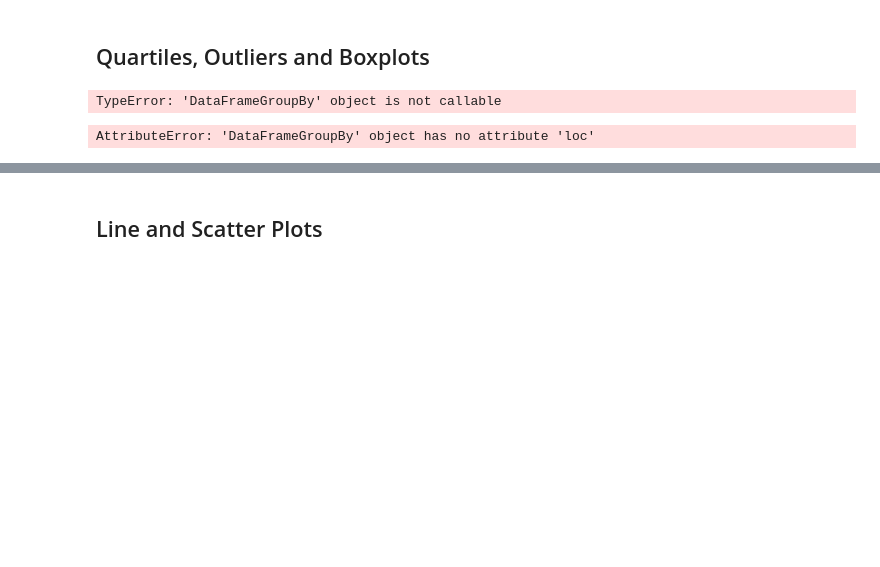
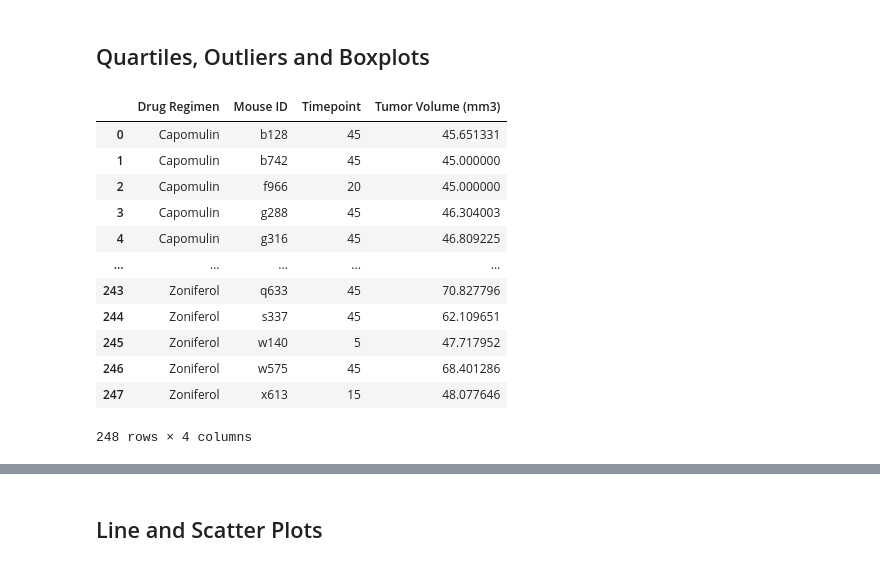
Before and after one commit to jennifermarie6sl/matplotlib-challenge, a Jupyter notebook: matplotlib-challenge/pymaceuticals_starter.ipynb, the cells around one changed output, grey strips where cells are left out. Cells and saved outputs as stored; diff of their text form; code cells hidden in the pictures; blank space fills up the shorter version.

```diff
--- a/matplotlib-challenge/pymaceuticals_starter.ipynb
+++ b/matplotlib-challenge/pymaceuticals_starter.ipynb
@@ -298,45 +285,25 @@ plt.show()
 # %%
 # Calculate the final tumor volume of each mouse across four of the treatment regimens:
 # Capomulin, Ramicane, Infubinol, and Ceftamin
 # Start by getting the last (greatest) timepoint for each mouse
 # Merge this group df with the original dataframe to get the tumor volume at the last timepoint
-
-# drug_reg_final_vol= merge_df[["Mouse ID", "Drug Regimen", "Timepoint","Tumor Volume (mm3)"]].groupby(["Mouse ID", "Timepoint"]).max()
-# drug_reg_final_vol
-# drug_reg_final_vol = drug_reg_final_vol.reset_index()
-# drug_reg_final_vol
-
-
-
-# Last_vol = drug_reg_final_vol.loc[drug_reg_list, :]
-# Last_vol
+drug_reg_final_vol= merge_df[["Mouse ID", "Drug Regimen", "Timepoint","Tumor Volume (mm3)"]].groupby(["Drug Regimen", "Mouse ID"]).max(["Mouse ID", "Timepoint"])
+drug_reg_final_vol = drug_reg_final_vol.reset_index()
+drug_reg_final_vol
+# %% [output]
+|  | Drug Regimen | Mouse ID | Timepoint | Tumor Volume (mm3) |
+| 0 | Capomulin | b128 | 45 | 45.651331 |
+| 1 | Capomulin | b742 | 45 | 45.000000 |
+| 2 | Capomulin | f966 | 20 | 45.000000 |
+| 3 | Capomulin | g288 | 45 | 46.304003 |
+| 4 | Capomulin | g316 | 45 | 46.809225 |
+| ... | ... | ... | ... | ... |
+| 243 | Zoniferol | q633 | 45 | 70.827796 |
+| 244 | Zoniferol | s337 | 45 | 62.109651 |
+| 245 | Zoniferol | w140 | 5 | 47.717952 |
+| 246 | Zoniferol | w575 | 45 | 68.401286 |
+| 247 | Zoniferol | x613 | 15 | 48.077646 |
+248 rows × 4 columns
-# %%
-drug_reg_final_vol= merge_df[["Mouse ID", "Drug Regimen", "Timepoint","Tumor Volume (mm3)"]].groupby(["Mouse ID", "Timepoint"])
-drug_reg_final_vol= drug_reg_final_vol(["Mouse ID", "Timepoint"]).max()
-drug_reg_final_vol
-# %% [output]
-TypeError: 'DataFrameGroupBy' object is not callable
-# %%
-# #Infubinol
-inf_df = drug_reg_final_vol.loc[drug_reg_final_vol["Drug Regimen"]== "Infubinol"]
-inf_df
-
-# quartiles = inf_df["Tumor Volume (mm3)"].quantile([.25,.5,.75])
-# lowerq = quartiles[0.25]
-# upperq = quartiles[0.75]
-# print(f"The lower quartile of Infubinol is: {lowerq}")
-# print(f"The upper quartile of Infubinol is: {upperq}")
-
-# # Calculate the IQR and quantitatively determine if there are any potential outliers.
-# iqr = upperq-lowerq
-# print(f"The interquartile range of Infubinol is: {iqr}")
-
-# lower_bound = lowerq - (1.5*iqr)
-# upper_bound = upperq + (1.5*iqr)
-# print(f"Values below {lower_bound} could be outliers.")
-# print(f"Values above {upper_bound} could be outliers.")
-# %% [output]
-AttributeError: 'DataFrameGroupBy' object has no attribute 'loc'
 # %%
 max_tumor_df = merge_df.groupby(["Mouse ID"]).max()
 max_tumor_df = max_tumor_df.reset_index()
```
Also changed, not shown: parts of 8 cells of this notebook.
